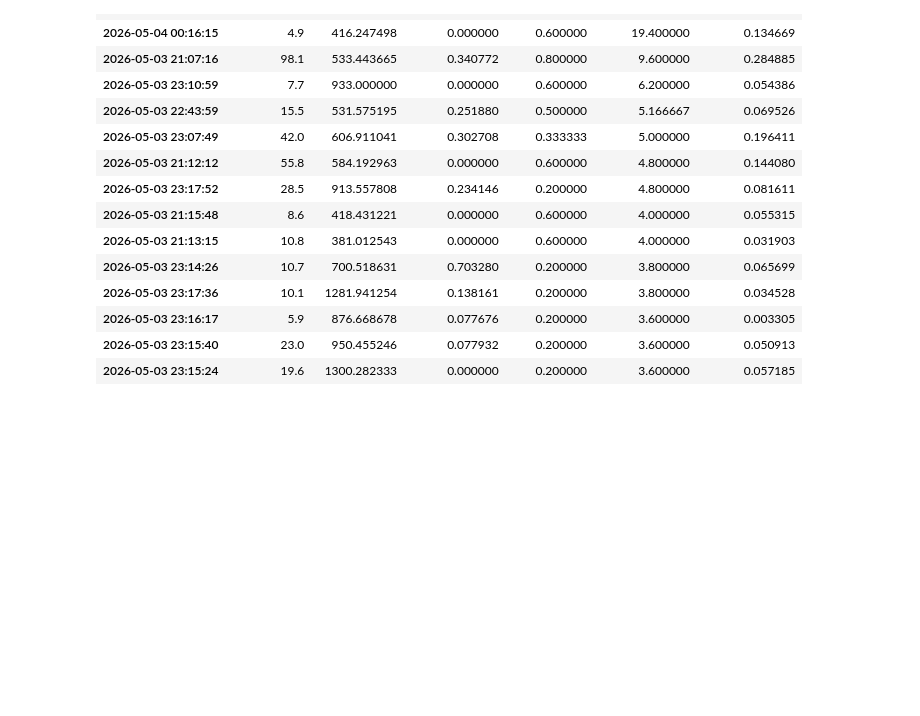
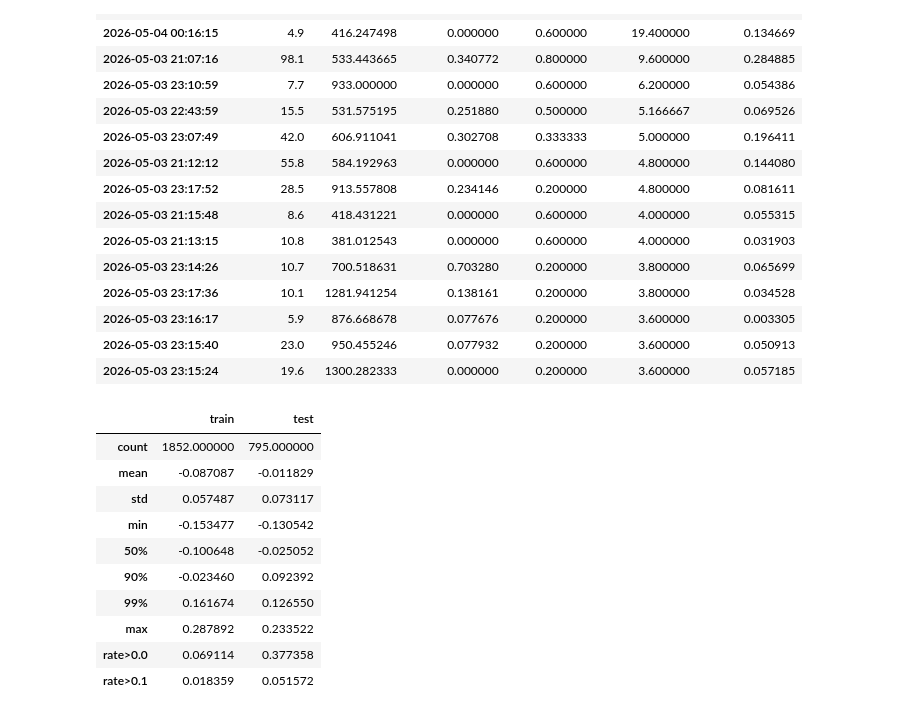
Before and after one commit to mai-Den06/ServerAnomalyDetection, a Jupyter notebook: notebooks/03_ml_methods.ipynb, the cells around one changed output. Saved outputs shown, nothing was run; the diff lists cells and outputs as text; code cells hidden in the pictures; blank space fills up the shorter version.

```diff
--- a/notebooks/03_ml_methods.ipynb
+++ b/notebooks/03_ml_methods.ipynb
@@ -155,0 +164,20 @@ result_df.sort_values("gc_time_rate_ms", ascending=False).head(15)[
+# %%
+summary = pd.DataFrame({
+    "train": s_train.describe(percentiles=[.5, .9, .99]),
+    "test": s_test.describe(percentiles=[.5, .9, .99]),
+})
+for th in [0.0, 0.1]:
+    summary.loc[f"rate>{th}"] = [(s_train > th).mean(), (s_test > th).mean()]
+summary
+# %% [output]
+|  | train | test |
+| count | 1852.000000 | 795.000000 |
+| mean | -0.087087 | -0.011829 |
+| std | 0.057487 | 0.073117 |
+| min | -0.153477 | -0.130542 |
+| 50% | -0.100648 | -0.025052 |
+| 90% | -0.023460 | 0.092392 |
+| 99% | 0.161674 | 0.126550 |
+| max | 0.287892 | 0.233522 |
+| rate>0.0 | 0.069114 | 0.377358 |
+| rate>0.1 | 0.018359 | 0.051572 |
```
Also changed, not shown: parts of 3 cells of this notebook, 2 other files.
